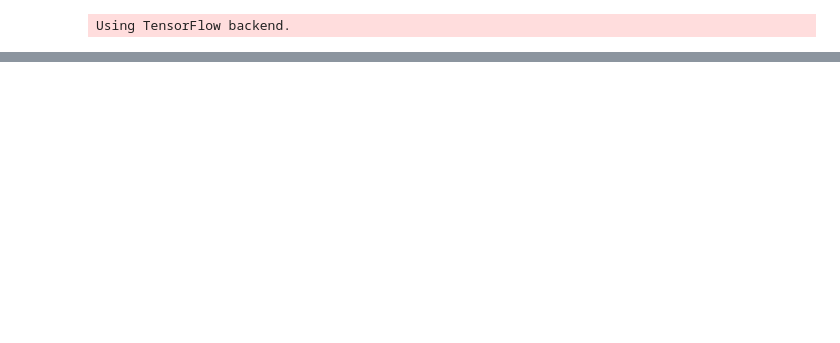
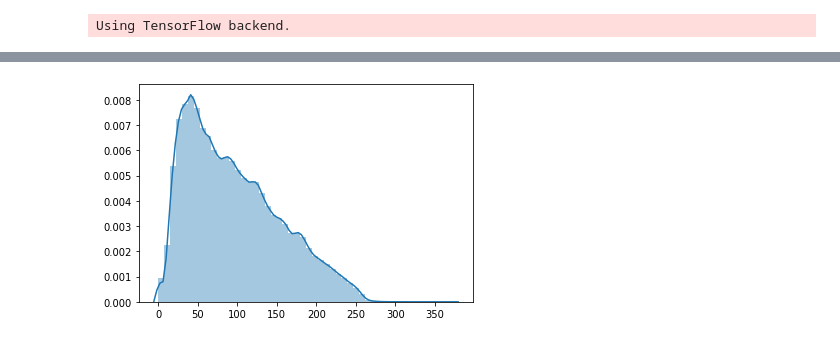
Before and after one commit to Chlerry/Motion-Aware-Deep-Video-Coding-Network, a Jupyter notebook: spie.ipynb, the cells around one changed output, grey strips where cells are left out. Saved outputs shown, nothing was run; the diff lists cells and outputs as text; code cells hidden in the pictures; blank space fills up the shorter version.

```diff
--- a/spie.ipynb
+++ b/spie.ipynb
@@ -130,0 +149,4 @@ average test pred_res_assim: 0.574637492083372
+# %%
+sns.distplot(b);
+# %% [output]
+[figure, added]
```
Also changed, not shown: parts of 7 cells of this notebook.
